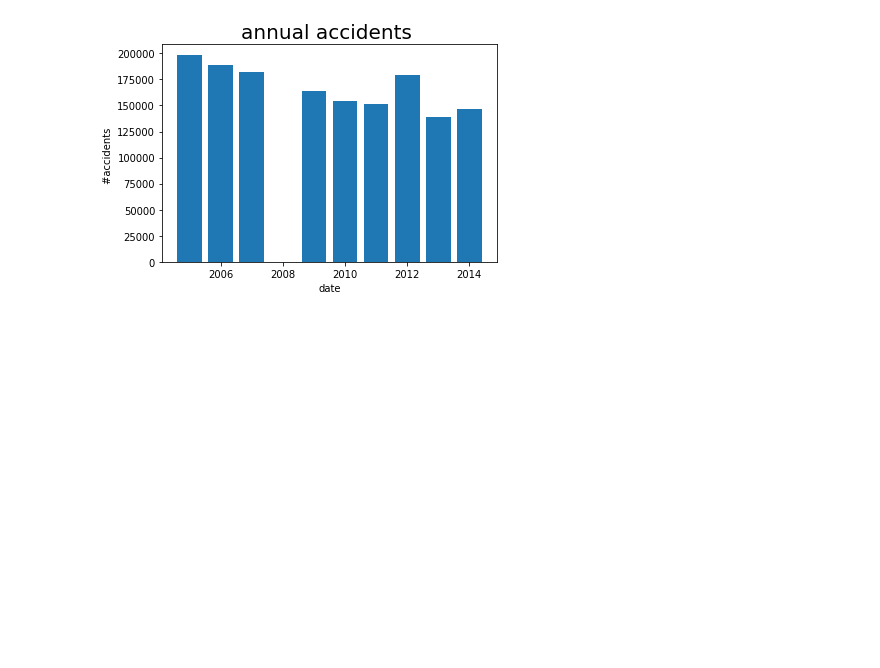
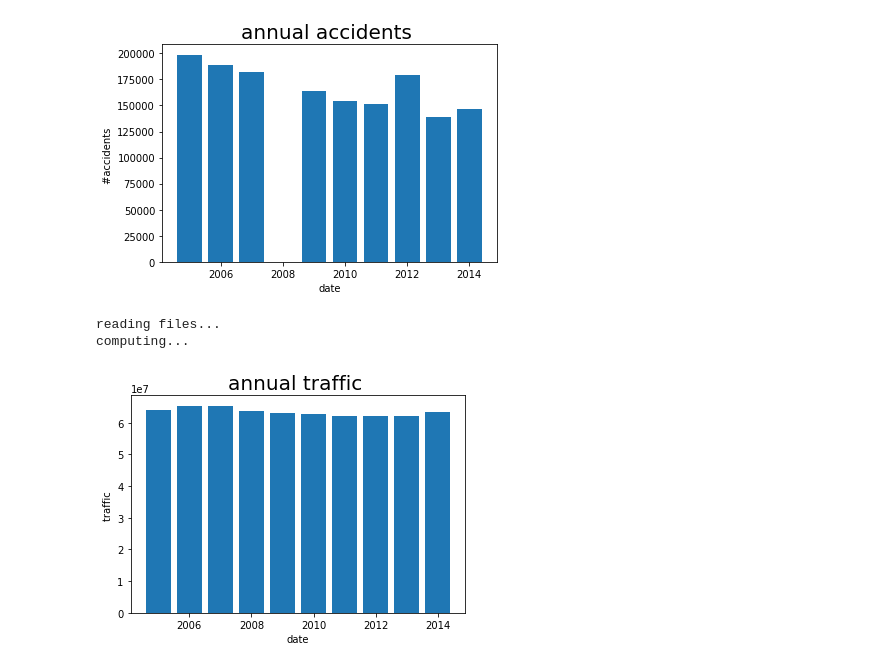
Before and after one commit to arefabed/fall2019_algorithm_project, a Jupyter notebook: plots.ipynb, the cells around one changed output. Cells and saved outputs as stored; diff of their text form; code cells hidden in the pictures; blank space fills up the shorter version.

Commit message:
traffic and number og accident

```diff
--- a/plots.ipynb
+++ b/plots.ipynb
@@ -12,3 +17,17 @@ plt.title('annual accidents ', fontsize=20)
 plt.show()
 # %% [output]
 [figure]
+# %%
+traffic_vs_year_out = traffic_vs_year()
+# %% [output]
+reading files...
+computing...
+# %%
+plt.bar(list(traffic_vs_year_out.keys()),
+        list(traffic_vs_year_out.values()))
+plt.xlabel('date')
+plt.ylabel('traffic ')
+plt.title('annual traffic ', fontsize=20)
+plt.show()
+# %% [output]
+[figure, added]
```
Also changed, not shown: parts of 4 cells of this notebook, 2 other files.
